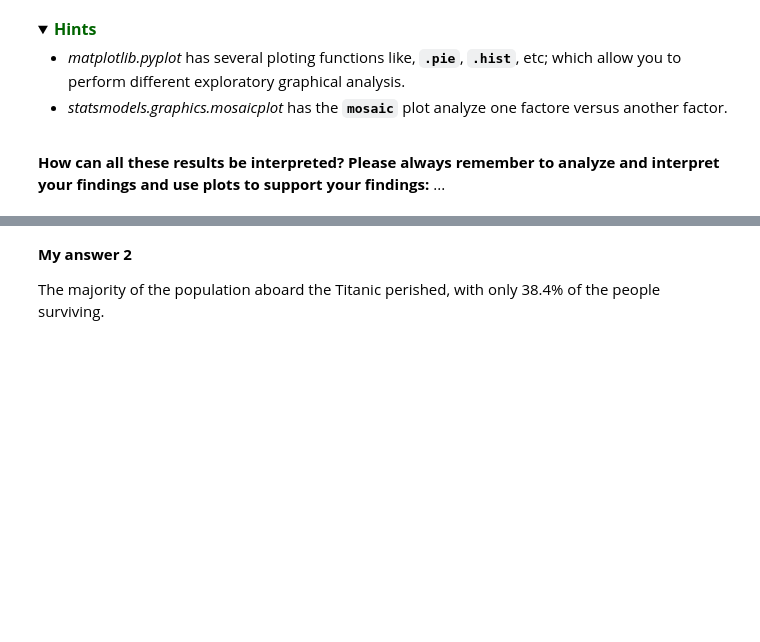
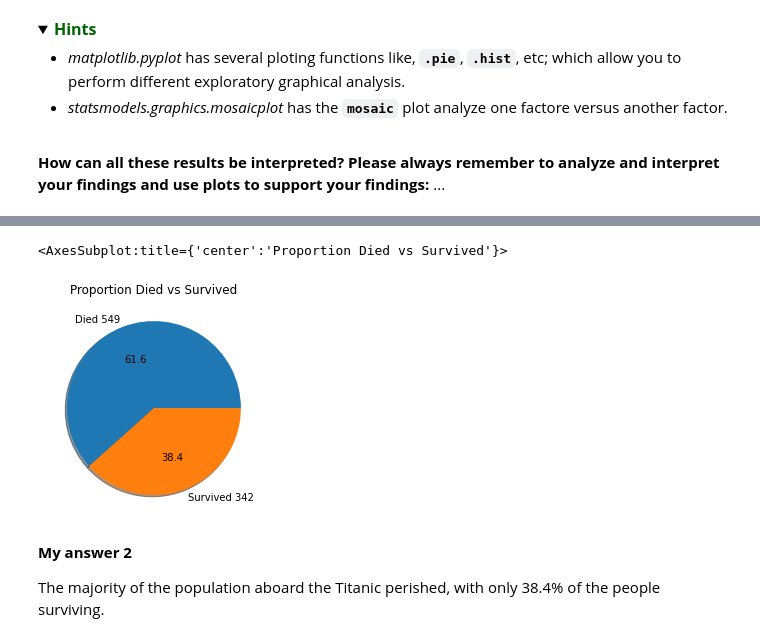
Before and after one commit to FranZixX/MetNumUN2023I, a Jupyter notebook: Quiz3/fpardo_Quiz_3_Python_Pandas_UNCode.ipynb, the cells around one changed output, grey strips where cells are left out. Drawn from its saved outputs; the diff is of its cells as text; code cells hidden in the pictures; folded sections open; blank space fills up the shorter version.

```diff
--- a/Quiz3/fpardo_Quiz_3_Python_Pandas_UNCode.ipynb
+++ b/Quiz3/fpardo_Quiz_3_Python_Pandas_UNCode.ipynb
@@ -570,3 +570,10 @@ The output of the above cell should be:
+# %%
+died = titanic.loc[:,"Survived"]==0
+survived = titanic.loc[:,"Survived"]==1
+pd.DataFrame({'Died '+ str(died.sum()): died, 'Survived '+str(survived.sum()): survived}).sum().plot.pie(autopct='%.1f', shadow=True, title ='Proportion Died vs Survived', ylabel='')
+# %% [output]
+<AxesSubplot:title={'center':'Proportion Died vs Survived'}>
+[figure, added]
 # %% [markdown]
 **My answer 2**
 
```
Also changed, not shown: parts of 11 cells of this notebook.
